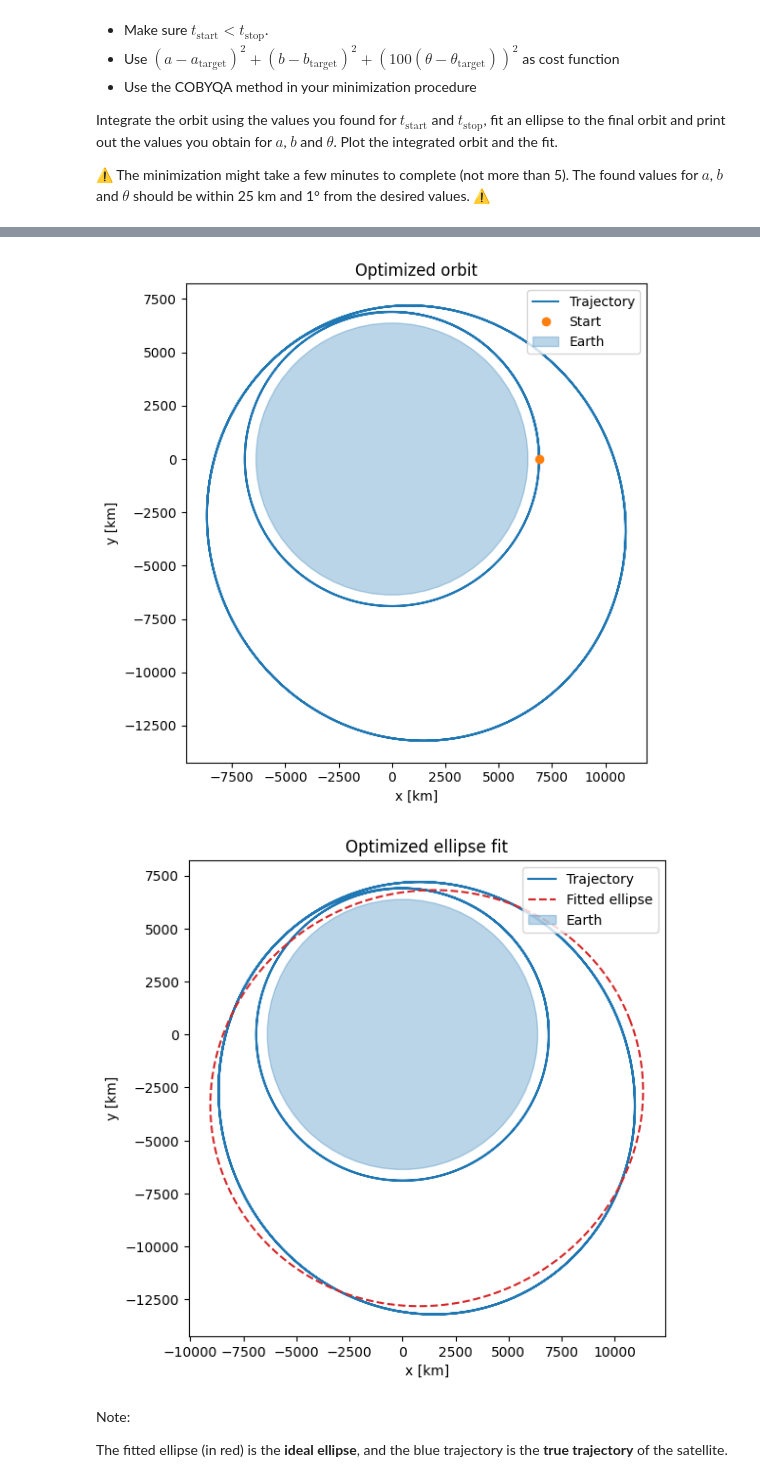
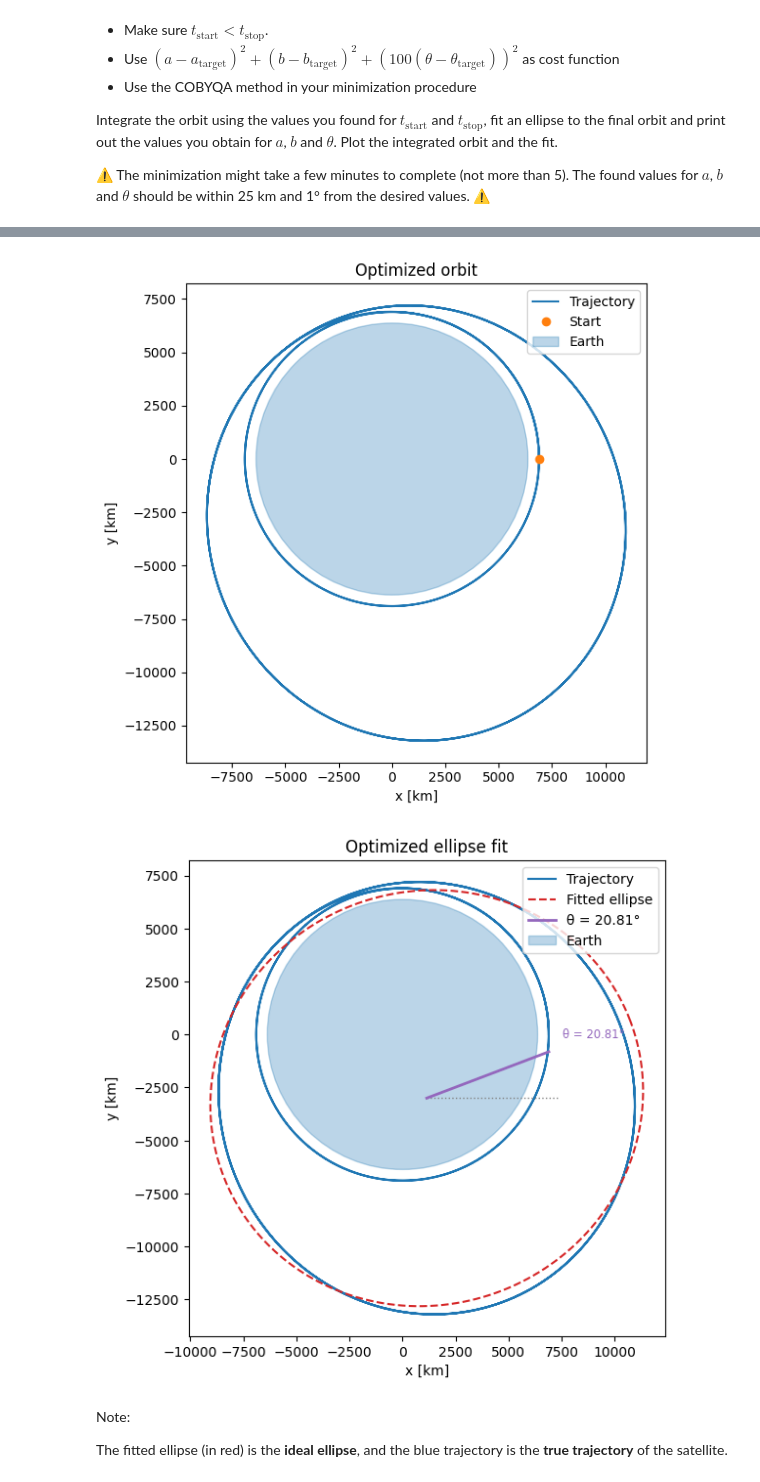
Before and after one commit to trcools/2e-bachelor-Fysica, a Jupyter notebook: Py4sci/Py4sci-voorbereiding-examen/exam_project.ipynb, the cells around one changed output, grey strips where cells are left out. Cells and saved outputs as stored; diff of their text form; code cells hidden in the pictures.

```diff
--- a/Py4sci/Py4sci-voorbereiding-examen/exam_project.ipynb
+++ b/Py4sci/Py4sci-voorbereiding-examen/exam_project.ipynb
@@ -309,34 +309,39 @@ ax.set_title("Optimized orbit")
 fig.tight_layout()
 
 # ---- Plot 2: Orbit with fitted ellipse overlay ----
 fig2, ax2 = plt.subplots(num="optimized_orbit_fit", figsize=(6, 6))
 phi = np.linspace(0, 2 * np.pi, 400)
 cos_t, sin_t = np.cos(np.radians(theta_fit_deg)), np.sin(np.radians(theta_fit_deg))
 ellipse_x = x0_fit + a_fit * np.cos(phi) * cos_t - b_fit * np.sin(phi) * sin_t
 ellipse_y = y0_fit + a_fit * np.cos(phi) * sin_t + b_fit * np.sin(phi) * cos_t
 ax2.plot(positions[:, 0], positions[:, 1], label="Trajectory")
 ax2.plot(ellipse_x, ellipse_y, "--", color="C3", label="Fitted ellipse")
+angle_len = max(a_fit, b_fit) * 0.6
+ax2.plot([x0_fit, x0_fit + angle_len], [y0_fit, y0_fit], color="gray", lw=1, ls=":")
+ax2.plot([x0_fit, x0_fit + angle_len * cos_t], [y0_fit, y0_fit + angle_len * sin_t], color="C4", lw=2, label=f"θ = {theta_fit_deg:.2f}°")
+ax2.annotate(f"θ = {theta_fit_deg:.2f}°", xy=(x0_fit + angle_len * cos_t, y0_fit + angle_len * sin_t),
+             xytext=(10, 10), textcoords="offset points", color="C4", fontsize="small")
 ax2.add_patch(patches.Circle((0.0, 0.0), 6371, color="C0", alpha=0.3, label="Earth"))
 ax2.set_aspect("equal", "box")
 ax2.set_xlabel("x [km]")
 ax2.set_ylabel("y [km]")
 ax2.legend(loc="upper right")
 ax2.set_title("Optimized ellipse fit")
 fig2.tight_layout()
 
 (opt_t_start, opt_t_stop, a_fit, b_fit, theta_fit_deg)
 # %% [output]
 Optimized t_start=3.482 hours, t_stop=3.837 hours
 Target: a=10264.00 km, b=9748.00 km, theta=20.81°
 Fit:    a=10263.91 km, b=9748.13 km, theta=20.81°
 Errors: Δa=9.08e-02 km, Δb=1.28e-01 km, Δθ=1.17e-05°
 (np.float64(3.4822935075537345),
  np.float64(3.836796995153502),
  np.float64(10263.909152228405),
  np.float64(9748.128031601751),
  np.float64(20.810011669088993))
 [figure]
-[figure, old version]
+[figure, new version]
 # %% [markdown]
 Note:
 
```
